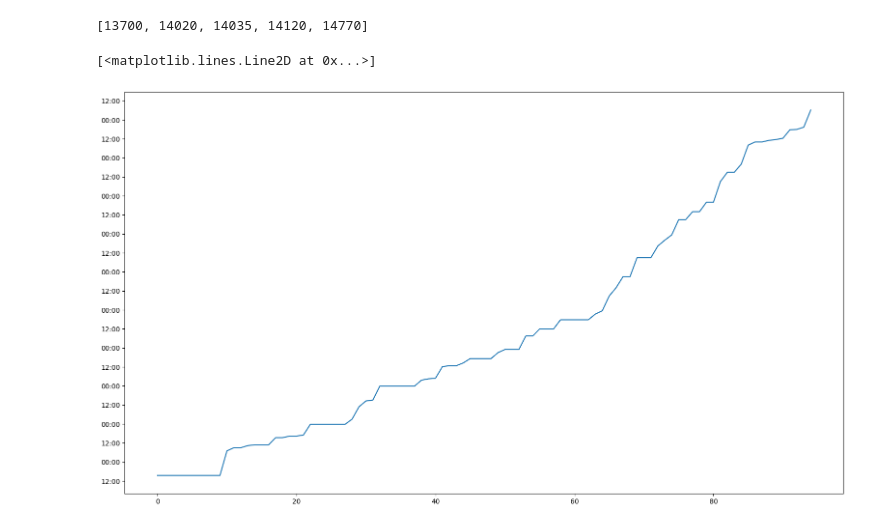
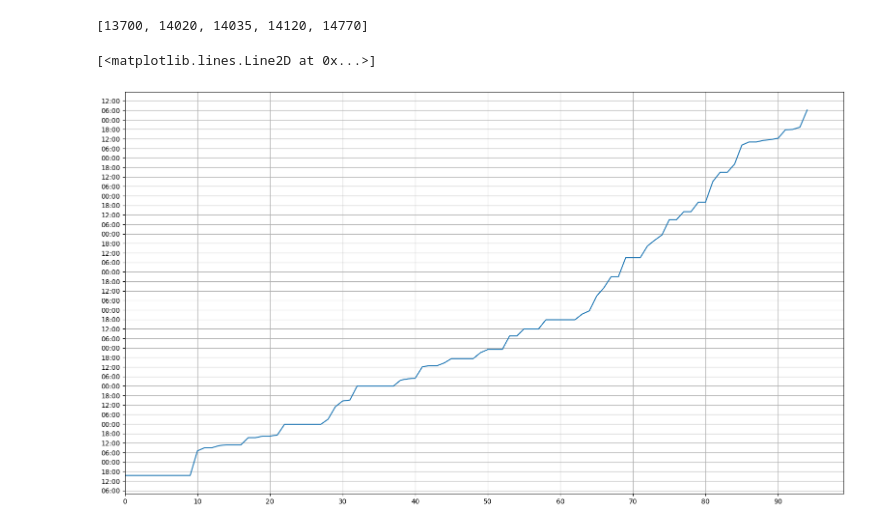
Before and after one commit to KekKom/WPAtaMS-Analyzer, a Jupyter notebook: analyzer.ipynb, the cells around one changed output. Saved outputs shown, nothing was run; the diff lists cells and outputs as text; code cells hidden in the pictures.

```diff
--- a/analyzer.ipynb
+++ b/analyzer.ipynb
@@ -672,12 +672,16 @@ gg[-5:]
 # %%
 fig = plt.figure(figsize=(19.2,10.8))
 ax = fig.add_subplot(111)
 
 
 ax.yaxis.set_major_formatter(ticker.FuncFormatter(minutes_to_hhmm))
-ax.yaxis.set_major_locator(ticker.MultipleLocator(60*12))
+ax.yaxis.set_major_locator(ticker.MultipleLocator(60*6))
 
+ax.xaxis.set_major_locator(ticker.MultipleLocator(10))
+
+plt.grid()
+plt.xlim(right=len(timestamps)+1)
 plt.plot(gg)
 # %% [output]
 [<matplotlib.lines.Line2D at 0x...>]
-[figure, old version]
+[figure, new version]
```
Also changed, not shown: parts of 1 cell of this notebook.
